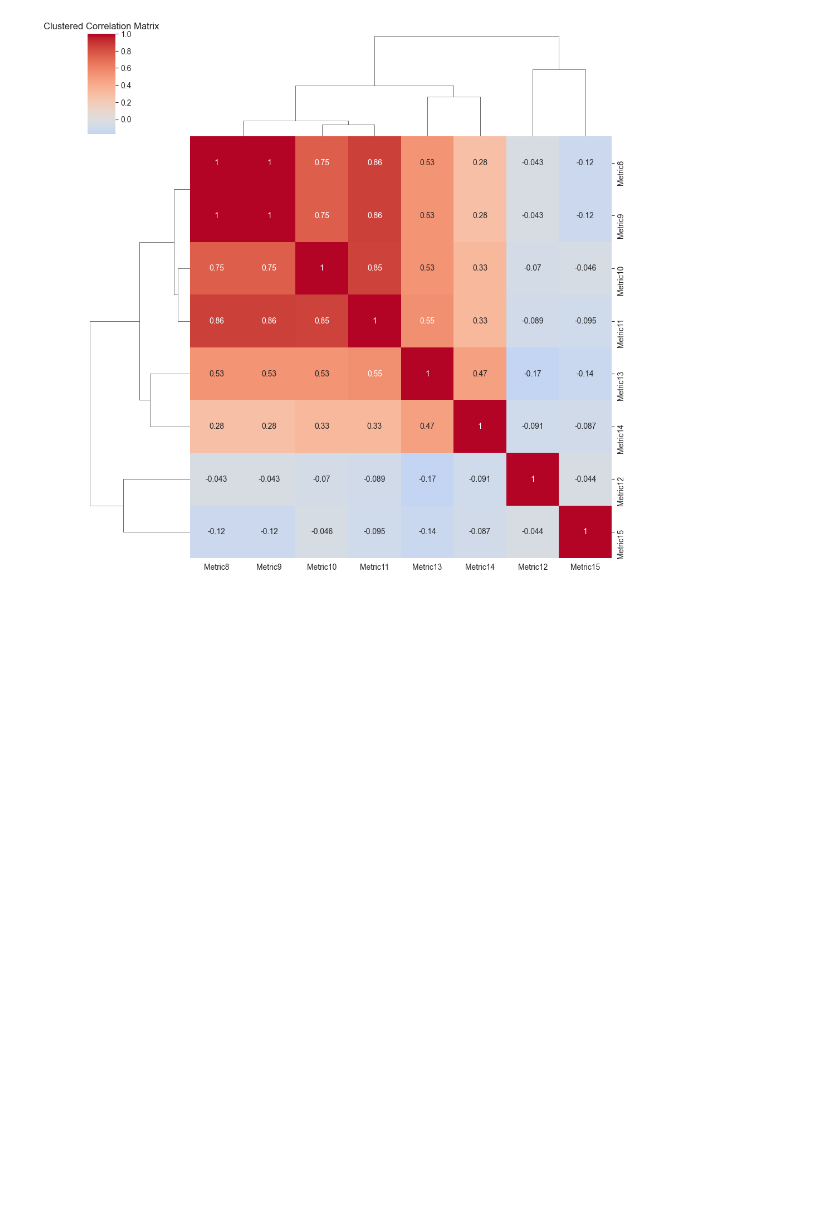
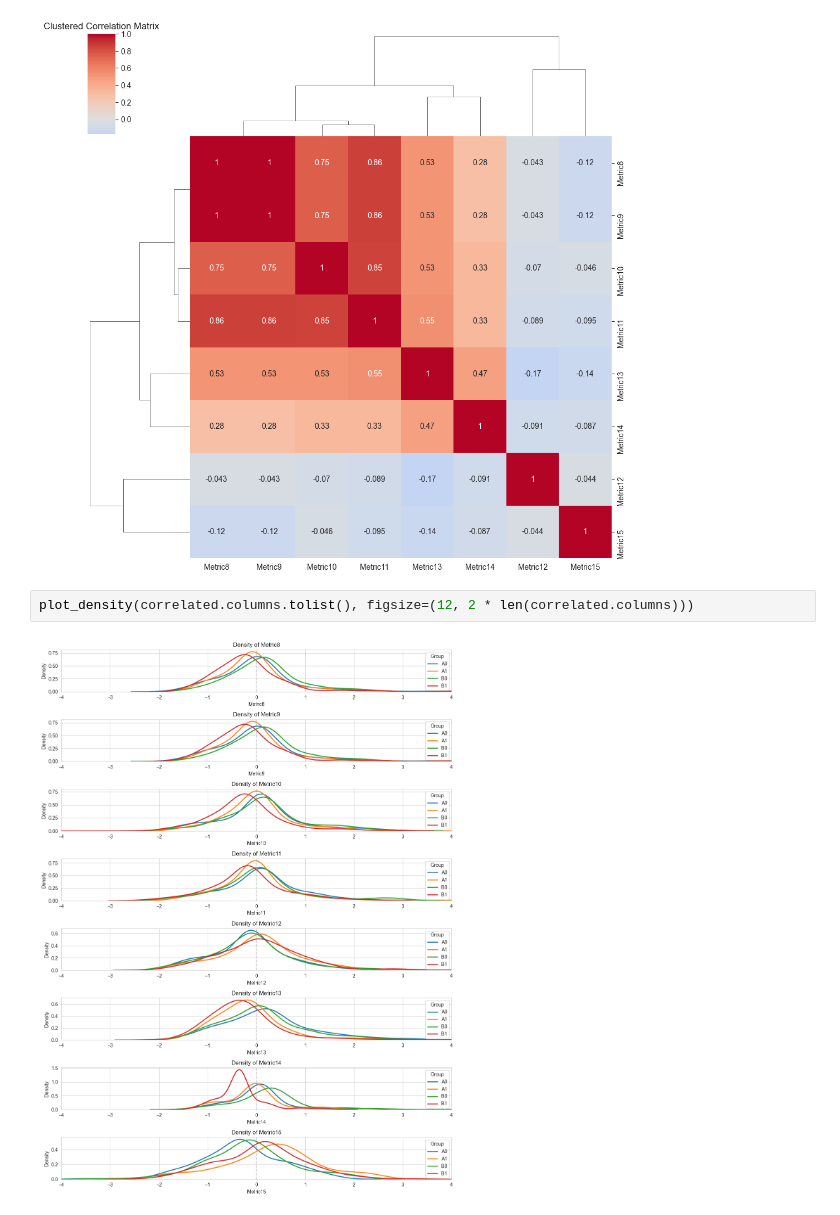
Before and after one commit to tomragus/CORVIA-Data-Analysis, a Jupyter notebook: Notebooks/CORVIA-DA (draft).ipynb, the cells around one changed output. Cells and saved outputs as stored; diff of their text form; blank space fills up the shorter version.

```diff
--- a/Notebooks/CORVIA-DA (draft).ipynb
+++ b/Notebooks/CORVIA-DA (draft).ipynb
@@ -408,3 +407,7 @@ plt.title('Clustered Correlation Matrix')
 plt.show()
 # %% [output]
 [figure]
+# %%
+plot_density(correlated.columns.tolist(), figsize=(12, 2 * len(correlated.columns)))
+# %% [output]
+[figure, added]
```
Also changed, not shown: parts of 10 cells of this notebook.
